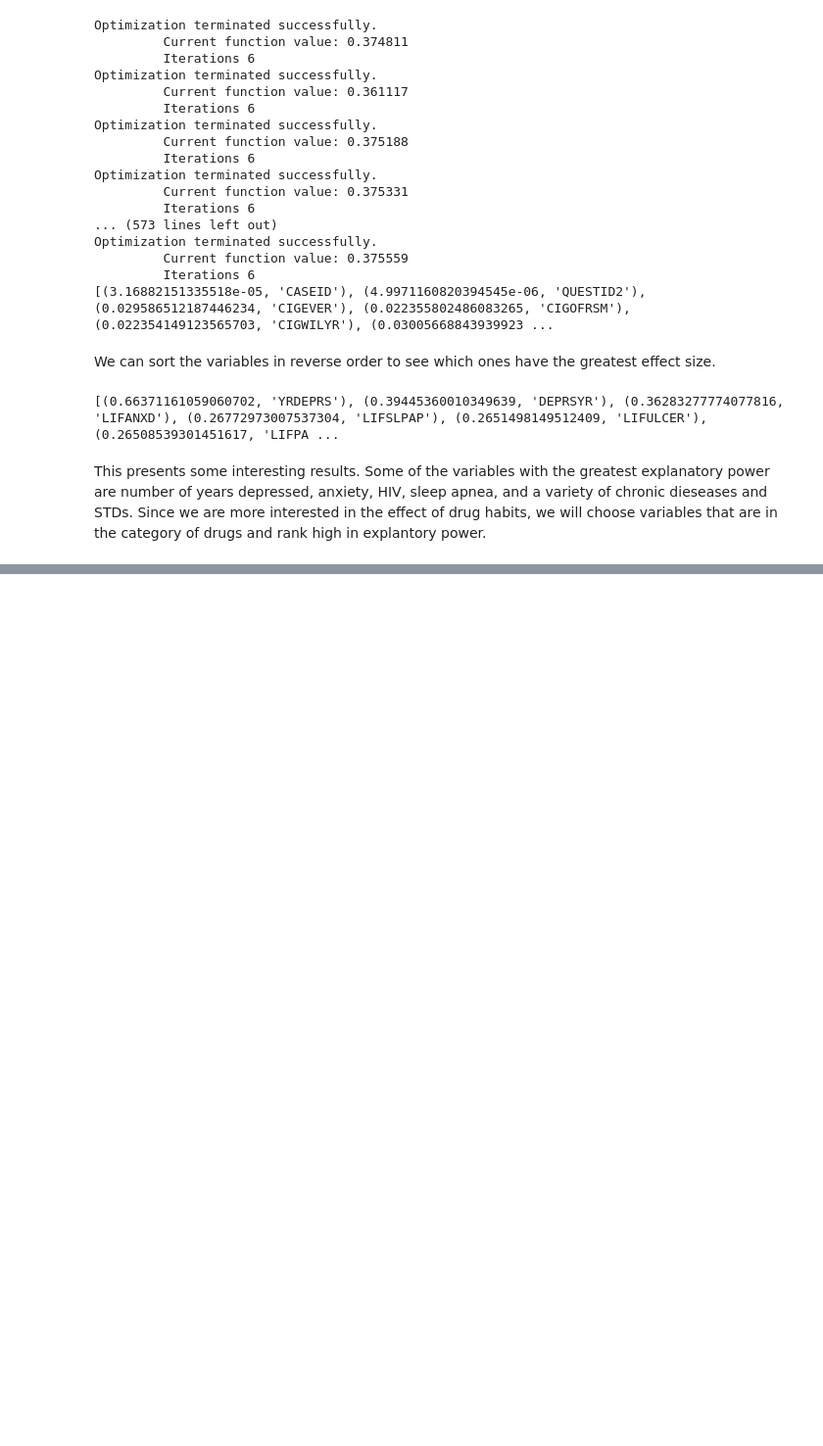
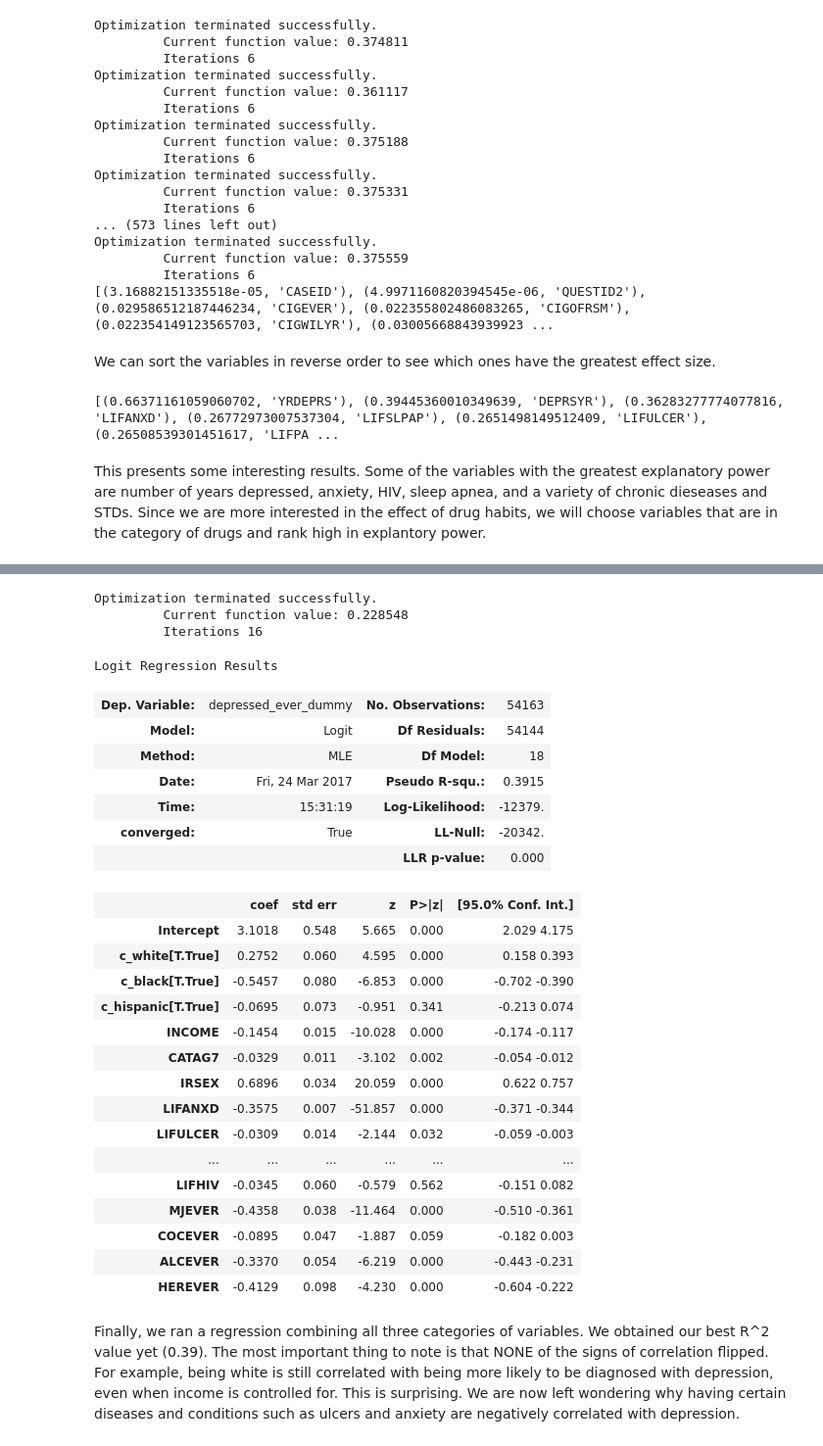
Before and after one commit to willythor/ThinkStats2, a Jupyter notebook: code/Report 2.ipynb, the cells around one changed output, grey strips where cells are left out. Shown at 98% size. Cells and saved outputs as stored; diff of their text form; code cells hidden in the pictures; blank space fills up the shorter version.

```diff
--- a/code/Report 2.ipynb
+++ b/code/Report 2.ipynb
@@ -287,0 +425,39 @@ Logit Regression Results
+# %%
+# Health, drug, and demographic regression
+formula = 'depressed_ever_dummy ~ INCOME + CATAG7 + c_white + c_black + c_hispanic + IRSEX+ LIFANXD + LIFULCER + LIFPANCR + LIFTINN + LIFSTDS + LIFCIRR + LIFSINUS + LIFHIV + MJEVER + COCEVER + ALCEVER + HEREVER'
+
+model = smf.logit(formula, data=drug_data)
+results = model.fit()
+results.summary()
+# %% [output]
+Optimization terminated successfully.
+         Current function value: 0.228548
+         Iterations 16
+Logit Regression Results
+| Dep. Variable: | depressed_ever_dummy | No. Observations: | 54163 |
+| Model: | Logit | Df Residuals: | 54144 |
+| Method: | MLE | Df Model: | 18 |
+| Date: | Fri, 24 Mar 2017 | Pseudo R-squ.: | 0.3915 |
+| Time: | 15:31:19 | Log-Likelihood: | -12379. |
+| converged: | True | LL-Null: | -20342. |
+|  |  | LLR p-value: | 0.000 |
+|  | coef | std err | z | P>|z| | [95.0% Conf. Int.] |
+| Intercept | 3.1018 | 0.548 | 5.665 | 0.000 | 2.029 4.175 |
+| c_white[T.True] | 0.2752 | 0.060 | 4.595 | 0.000 | 0.158 0.393 |
+| c_black[T.True] | -0.5457 | 0.080 | -6.853 | 0.000 | -0.702 -0.390 |
+| c_hispanic[T.True] | -0.0695 | 0.073 | -0.951 | 0.341 | -0.213 0.074 |
+| INCOME | -0.1454 | 0.015 | -10.028 | 0.000 | -0.174 -0.117 |
+| CATAG7 | -0.0329 | 0.011 | -3.102 | 0.002 | -0.054 -0.012 |
+| IRSEX | 0.6896 | 0.034 | 20.059 | 0.000 | 0.622 0.757 |
+| LIFANXD | -0.3575 | 0.007 | -51.857 | 0.000 | -0.371 -0.344 |
+| LIFULCER | -0.0309 | 0.014 | -2.144 | 0.032 | -0.059 -0.003 |
+| ... | ... | ... | ... | ... | ... |
+| LIFHIV | -0.0345 | 0.060 | -0.579 | 0.562 | -0.151 0.082 |
+| MJEVER | -0.4358 | 0.038 | -11.464 | 0.000 | -0.510 -0.361 |
+| COCEVER | -0.0895 | 0.047 | -1.887 | 0.059 | -0.182 0.003 |
+| ALCEVER | -0.3370 | 0.054 | -6.219 | 0.000 | -0.443 -0.231 |
+| HEREVER | -0.4129 | 0.098 | -4.230 | 0.000 | -0.604 -0.222 |
+# %% [markdown]
+Finally, we ran a regression combining all three categories of variables. We obtained our best R^2 value yet (0.39).
+The most important thing to note is that NONE of the signs of correlation flipped. For example, being white is still correlated with being more likely to be diagnosed with depression, even when income is controlled for. This is surprising.
+We are now left wondering why having certain diseases and conditions such as ulcers and anxiety are negatively correlated with depression.
```
Also changed, not shown: parts of 11 cells of this notebook.
